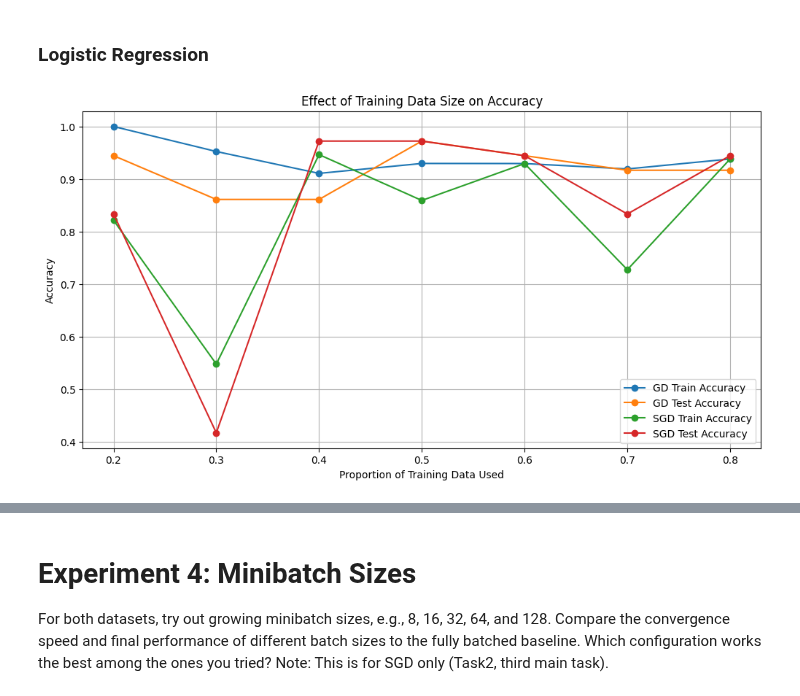
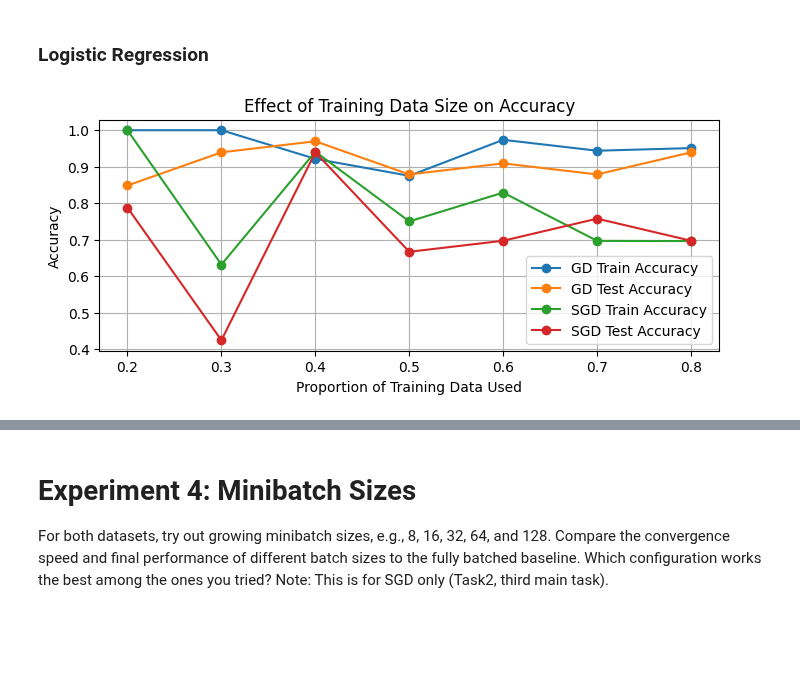
Before and after one commit to j-c-carr/Real-Estate-and-Wine-Quality-Prediction, a Jupyter notebook: experiments_test.ipynb, the cells around one changed output, grey strips where cells are left out. Saved outputs shown, nothing was run; the diff lists cells and outputs as text; code cells hidden in the pictures; blank space fills up the shorter version.

```diff
--- a/experiments_test.ipynb
+++ b/experiments_test.ipynb
@@ -145,8 +150,7 @@ Note: 5-fold cross-validation is a technique where the dataset is divided into f
 # %% [markdown]
 ### Data Preparation
 # %%
-DEFAULT_BATCH_SIZE = 8
-IQR_FACTOR=1.5 # IQR
+IQR_FACTOR = 1.5
 
 ### Data Cleaning ###
 #remove outliers (but not for CHAS bc it is 1/0)
@@ -154,8 +158,8 @@ temp_df = housing_df.drop(columns='CHAS')
 temp_df_cleaned = remove_outliers(temp_df, factor=IQR_FACTOR)
 housing_df_cleaned = pd.concat([temp_df_cleaned, housing_df['CHAS'].loc[temp_df_cleaned.index]], axis=1)
 
-wine_df_cleaned = remove_outliers(wine_df, factor=IQR_FACTOR)
 wine_df_cleaned = wine_df.copy()
+wine_df_cleaned = remove_outliers(wine_df_cleaned, factor=IQR_FACTOR)
 
 X_housing = housing_df_cleaned.drop(['MEDV'], axis=1).to_numpy()
 y_housing = housing_df_cleaned.MEDV.to_numpy().reshape(-1,1)
@@ -238,6 +231,11 @@ Test Std: 6.562222660531458
 # %% [markdown]
 ### Logistic Regression
 # %%
+BATCH_SIZE = 64
+OPTIMIZER_KWARGS = {'max_iters': 4e4,
+                    'learning_rate': 0.05,
+                    'verbose': False}
+
 results_gd_train = []
 results_gd_test = []
 results_sgd_train = []
@@ -248,7 +246,7 @@ for X_train_fold, y_train_fold, X_test_fold, y_test_fold in k_fold_split(X_wine,
     log_reg = LogisticRegression()
 
     # GD fit
-    log_reg.fit(X_train_fold, y_train_fold, optimizer_class=GradientDescent, **optimizer_kwargs)
+    log_reg.fit(X_train_fold, y_train_fold, optimizer_class=GradientDescent, **OPTIMIZER_KWARGS)
 
     # metrics
     y_train_preds_gd = log_reg.predict(X_train_fold)
@@ -257,7 +255,7 @@ for X_train_fold, y_train_fold, X_test_fold, y_test_fold in k_fold_split(X_wine,
     results_gd_test.append(accuracy_score(y_test_fold, y_test_preds_gd))
 
     # SGD fit
-    log_reg.fit(X_train_fold, y_train_fold, optimizer_class=StochasticGradientDescent, batch_size=DEFAULT_BATCH_SIZE, **optimizer_kwargs)
+    log_reg.fit(X_train_fold, y_train_fold, optimizer_class=StochasticGradientDescent, batch_size=BATCH_SIZE, **OPTIMIZER_KWARGS)
 
     # metrixs
     y_train_preds_sgd = log_reg.predict(X_train_fold)
@@ -292,8 +291,7 @@ For both datasets, Sample growing subsets of the training data (20%,30%,...80%).
 ### Data Preparation
 # %%
 TEST_SIZE = 0.20
-DEFAULT_BATCH_SIZE = 8
-IQR_FACTOR=1.5 # IQR
+IQR_FACTOR = 1.5
 
 ### Data Cleaning ###
 #remove outliers (but not for CHAS bc it is 1/0)
@@ -301,21 +299,22 @@ temp_df = housing_df.drop(columns='CHAS')
 temp_df_cleaned = remove_outliers(temp_df, factor=IQR_FACTOR)
 housing_df_cleaned = pd.concat([temp_df_cleaned, housing_df['CHAS'].loc[temp_df_cleaned.index]], axis=1)
 
-wine_df_cleaned = remove_outliers(wine_df, factor=IQR_FACTOR)
 wine_df_cleaned = wine_df.copy()
+wine_df_cleaned = remove_outliers(wine_df_cleaned, factor=IQR_FACTOR)
+
 
 ### Data Splitting ###
 # perform train test split
-one_hot_wine_classes = pd.get_dummies(wine_df['class']).to_numpy(dtype=int)
+one_hot_wine_classes = pd.get_dummies(wine_df_cleaned['class']).to_numpy(dtype=int)
 X_wine_train, X_wine_test, y_wine_train, y_wine_test = train_test_split(wine_df_cleaned.drop(['class'], axis=1).to_numpy(),
-                                                                        one_hot_wine_classes, test_size=TEST_SIZE, random_state=SEED)
+                                                                        one_hot_wine_classes, test_size=TEST_SIZE)
 
 X_housing_train, X_housing_test, y_housing_train, y_housing_test = train_test_split(housing_df_cleaned.drop(['MEDV'], axis=1).to_numpy(),
-                                                                                    housing_df_cleaned.MEDV.to_numpy().reshape(-1,1), test_size=TEST_SIZE, random_state=SEED)
+                                                                                    housing_df_cleaned.MEDV.to_numpy().reshape(-1,1), test_size=TEST_SIZE)
 
 ### Data Normalization ###
 # normalize data after train test split to prevent data leakage
 #X_wine_train, X_wine_test = min_max_scale(X_wine_train, X_wine_test, scale=True)
-X_housing_train, X_housing_test = min_max_scale(X_housing_train, X_housing_test, scale=True)
+X_housing_train, X_housing_test = min_max_scale(X_housing_train, X_housing_test)
 # %% [markdown]
 ### Linear Regression
@@ -322,6 +370,11 @@ X_housing_train, X_housing_test = min_max_scale(X_housing_train, X_housing_test,
 # %% [markdown]
 ### Logistic Regression
 # %%
+BATCH_SIZE = 8
+OPTIMIZER_KWARGS = {'max_iters': 4e4,
+                    'learning_rate': 0.05,
+                    'verbose': False}
+
 # sizes to sample
 sizes = [0.2, 0.3, 0.4, 0.5, 0.6, 0.7, 0.8]
 
@@ -329,34 +382,34 @@ gd_train_accuracies = []
 gd_test_accuracies = []
 sgd_train_accuracies = []
 sgd_test_accuracies = []
 
 for size in sizes:
     # Splitting the data
     subset_size = int(size * X_wine_train.shape[0])
     X_train_subset = X_wine_train[:subset_size]
     y_train_subset = y_wine_train[:subset_size]
 
     # Training with Gradient Descent
-    log_reg.fit(X_train_subset, y_train_subset, optimizer_class=GradientDescent, **optimizer_kwargs)
+    log_reg.fit(X_train_subset, y_train_subset, optimizer_class=GradientDescent, **OPTIMIZER_KWARGS)
     gd_train_accuracies.append(accuracy_score(y_train_subset, log_reg.predict(X_train_subset)))
     gd_test_accuracies.append(accuracy_score(y_wine_test, log_reg.predict(X_wine_test)))
 
     # Training with SGD
-    log_reg.fit(X_train_subset, y_train_subset, optimizer_class=StochasticGradientDescent, batch_size=DEFAULT_BATCH_SIZE, **optimizer_kwargs)
+    log_reg.fit(X_train_subset, y_train_subset, optimizer_class=StochasticGradientDescent, batch_size=BATCH_SIZE, **OPTIMIZER_KWARGS)
     sgd_train_accuracies.append(accuracy_score(y_train_subset, log_reg.predict(X_train_subset)))
     sgd_test_accuracies.append(accuracy_score(y_wine_test, log_reg.predict(X_wine_test)))
 
 # Plotting the results
-plt.figure(figsize=(12, 6))
+plt.figure(figsize=(8, 3))
 plt.plot(sizes, gd_train_accuracies, '-o', label="GD Train Accuracy")
 plt.plot(sizes, gd_test_accuracies, '-o', label="GD Test Accuracy")
 plt.plot(sizes, sgd_train_accuracies, '-o', label="SGD Train Accuracy")
 plt.plot(sizes, sgd_test_accuracies, '-o', label="SGD Test Accuracy")
 plt.xlabel("Proportion of Training Data Used")
 plt.ylabel("Accuracy")
 plt.title("Effect of Training Data Size on Accuracy")
 plt.legend()
 plt.grid(True)
 plt.show()
 # %% [output]
-[figure, old version]
+[figure, new version]
```
Also changed, not shown: parts of 39 cells of this notebook, 2 other files.
